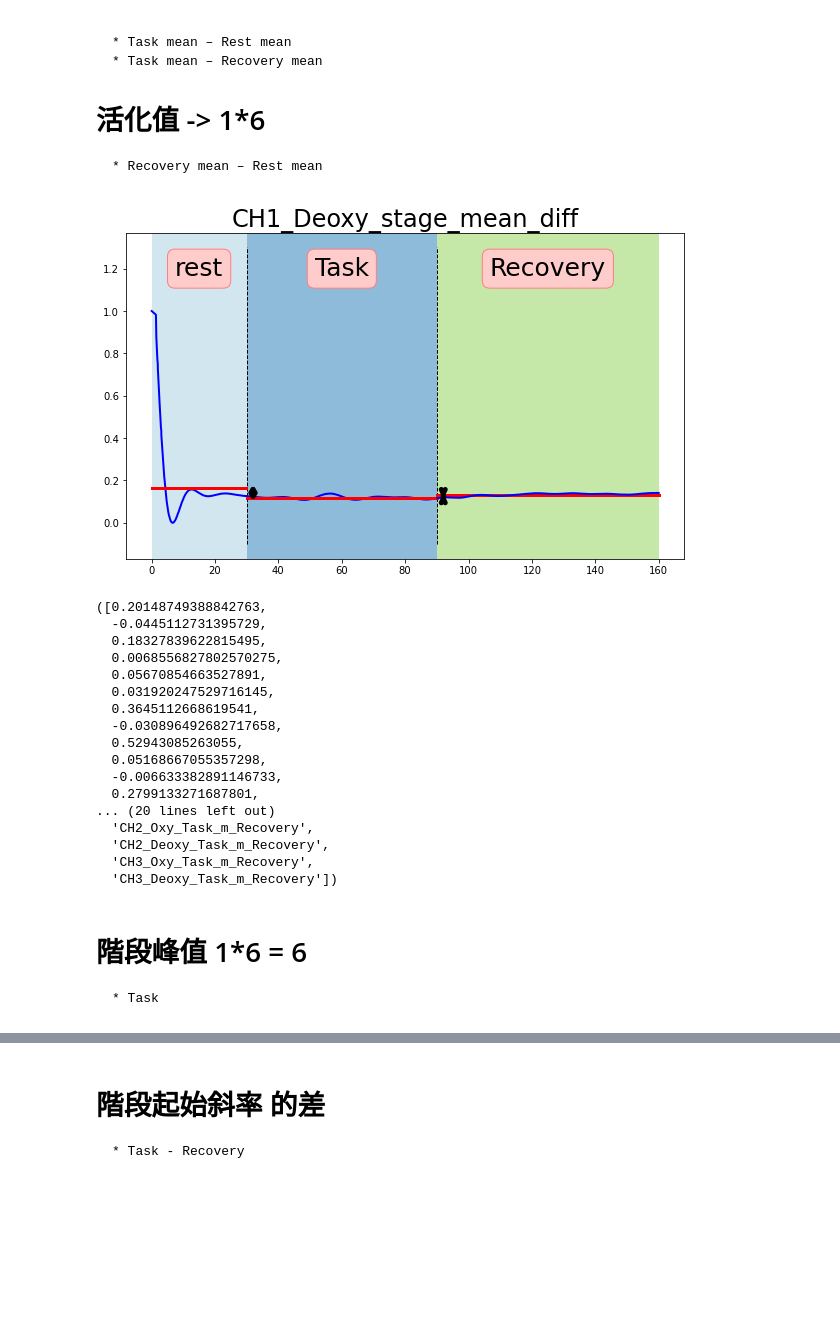
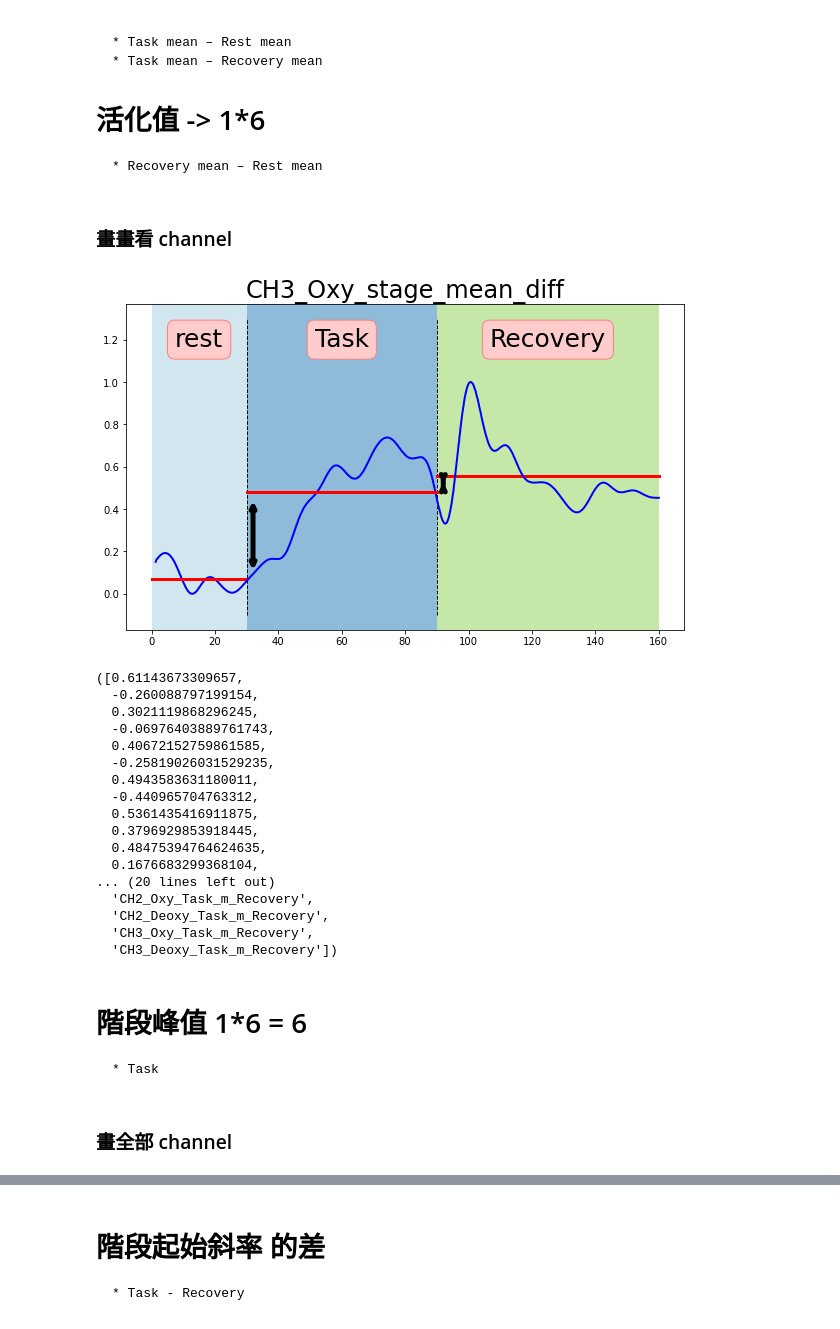
Before and after one commit to JulianLee310514065/Complete-Project, a Jupyter notebook: fNIRS signal analysis/Extraction.ipynb, the cells around one changed output, grey strips where cells are left out. Drawn from its saved outputs; the diff is of its cells as text; code cells hidden in the pictures; blank space fills up the shorter version.

```diff
--- a/fNIRS signal analysis/Extraction.ipynb
+++ b/fNIRS signal analysis/Extraction.ipynb
@@ -180,9 +174,9 @@ plt.show()
 2. Stage kurtosis
 # %%
 # 就重寫，沒意義
-exam_df = pd.read_csv(all_csv[5], index_col= 'Unnamed: 0').drop(columns= ['Time_Arduino', 'easingdata'])
-print(exam_df.dtypes)
+exam_df = pd.read_csv(all_csv[0], index_col= 'Unnamed: 0').drop(columns= ['Time_Arduino', 'easingdata'])
+# print(exam_df.dtypes)
 
 exam_df = exam_df.set_index('Time_Host')
-exam_df
+exam_df.head()
 # %% [output]
@@ -527,7 +487,7 @@ def stage_mean_diff(dataframe, plot= False, figsize= (10, 6), use_col= 0):
         plt.plot(dataframe.loc[stage1:stage2].index, dataframe.loc[stage1:stage2, dataframe.columns[use_col]], c= 'b', linewidth=2.0, label= 'Task')
         plt.plot(xp2, y2, linewidth=3.0, c= 'r')
 
-        plt.annotate(text='', xy=(stage1 + 2, Task[use_col] - 0.03), xytext=(stage1 + 2, Rest[use_col] +0.03),arrowprops=dict(arrowstyle='<->', mutation_scale=10, color= 'k', linewidth= 5))
+        plt.annotate(s='', xy=(stage1 + 2, Task[use_col] - 0.03), xytext=(stage1 + 2, Rest[use_col] +0.03), arrowprops=dict(arrowstyle='<->', mutation_scale=10, color= 'k', linewidth= 5))
 
         plt.axvspan(stage1, stage2, facecolor=sns.color_palette('Paired')[1], alpha=0.5)
         plt.vlines(stage2, -0.1, 1.3, linestyles= '--', colors= 'black',  linewidth=1.0)
@@ -537,7 +497,7 @@ def stage_mean_diff(dataframe, plot= False, figsize= (10, 6), use_col= 0):
         plt.plot(xp3, y3, linewidth=3.0, c= 'r')
         plt.plot(dataframe.loc[stage2:stage3].index, dataframe.loc[stage2:stage3, dataframe.columns[use_col]], c= 'b', linewidth=2.0, label= 'Recovery')
 
-        plt.annotate(text='', xy=(stage2 + 2, Recovery[use_col] - 0.03), xytext=(stage2 + 2, Task[use_col] +0.03),arrowprops=dict(arrowstyle='<->', mutation_scale=10, color= 'k', linewidth= 5))
+        plt.annotate(s='', xy=(stage2 + 2, Recovery[use_col] - 0.03), xytext=(stage2 + 2, Task[use_col] +0.03),arrowprops=dict(arrowstyle='<->', mutation_scale=10, color= 'k', linewidth= 5))
 
         plt.axvspan(stage2, stage3, facecolor=sns.color_palette('Paired')[2], alpha=0.75)
         plt.text((stage3 + stage2)/2, 1.2, 'Recovery', size= text_size, ha="center", va= 'center', bbox=dict(boxstyle="round",ec=(1., 0.5, 0.5),fc=(1., 0.8, 0.8),))
@@ -548,22 +508,24 @@ def stage_mean_diff(dataframe, plot= False, figsize= (10, 6), use_col= 0):
 
 
     return Task_Rest + Recovery_Rest + Task_recovery, Task_Rest_c + Recovery_Rest_c + Task_recovery_c
+# %% [markdown]
+### 畫畫看 channel
 # %%
-stage_mean_diff(exam_df, plot= True, use_col= 1)
+stage_mean_diff(exam_df, plot= True, use_col= 4)
 # %% [output]
-[figure, old version]
+[figure, new version]
-([0.20148749388842763,
-  -0.0445112731395729,
-  0.18327839622815495,
-  0.0068556827802570275,
-  0.05670854663527891,
-  0.031920247529716145,
-  0.3645112668619541,
-  -0.030896492682717658,
-  0.52943085263055,
-  0.05168667055357298,
-  -0.006633382891146733,
-  0.2799133271687801,
+([0.61143673309657,
+  -0.260088797199154,
+  0.3021119868296245,
+  -0.06976403889761743,
+  0.40672152759861585,
+  -0.25819026031529235,
+  0.4943583631180011,
+  -0.440965704763312,
+  0.5361435416911875,
+  0.3796929853918445,
+  0.48475394764624635,
+  0.1676683299368104,
 ... (20 lines left out)
   'CH2_Oxy_Task_m_Recovery',
   'CH2_Deoxy_Task_m_Recovery',
@@ -634,4 +596,6 @@ def stage_acivation(dataframe, plot= False, figsize= (10, 6), use_col= 0):
         plt.show()
 
     return diffs, diffs_name
+# %% [markdown]
+### 畫全部 channel
 # %%
```
Also changed, not shown: parts of 36 cells of this notebook, 44 other files.
